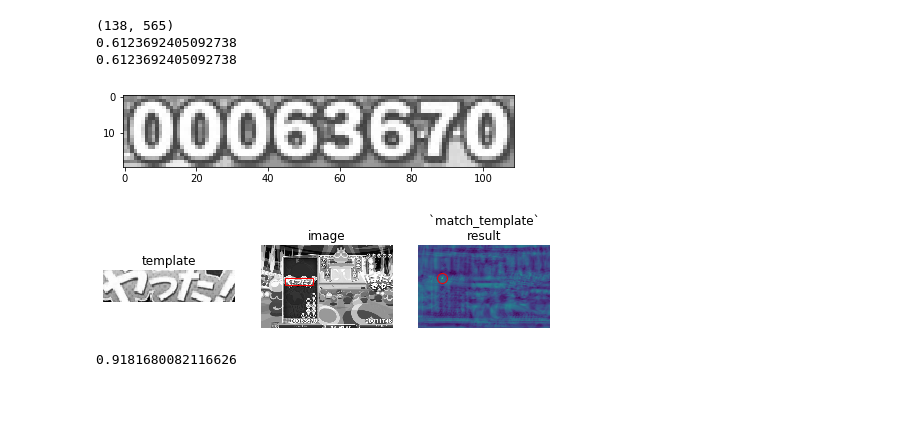
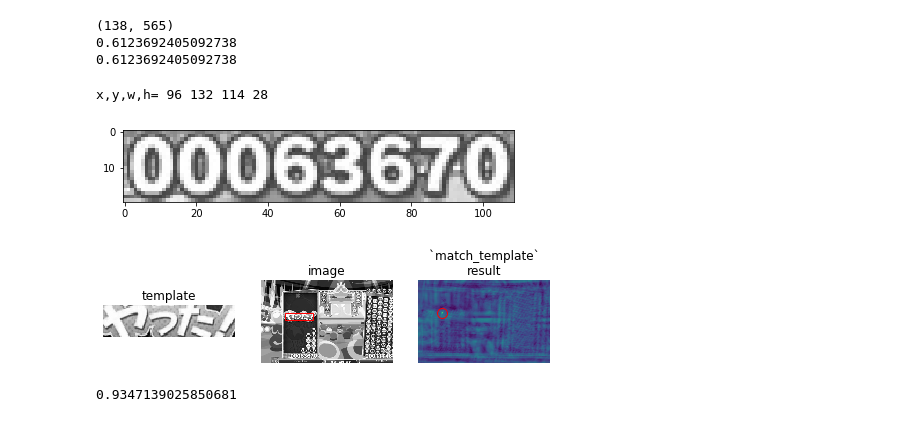
Before and after one commit to mirakui/misc, a Jupyter notebook: puyo_analyzer/home/cv.ipynb, the cells around one changed output. Cells and saved outputs as stored; diff of their text form; code cells hidden in the pictures.

```diff
--- a/puyo_analyzer/home/cv.ipynb
+++ b/puyo_analyzer/home/cv.ipynb
@@ -85,41 +85,44 @@ print(np.max(result))
 0.6123692405092738
 0.6123692405092738
 # %%
-img = skimage.color.rgb2gray(skio.imread('/mnt/vol/30fps-02/dst001788.jpg'))
+img = skimage.color.rgb2gray(skio.imread('/mnt/vol/30fps-02/dst001744.jpg'))
 yimg = skimage.color.rgb2gray(skio.imread('/mnt/vol/yatta.png'))
 skio.imshow(img[294:314, 116:225])
 
 result = skimage.feature.match_template(img, yimg)
 ij = np.unravel_index(np.argmax(result), result.shape)
 x, y = ij[::-1]
+h, w = yimg.shape
+print('x,y,w,h=',x,y,w,h)
 
 fig = plt.figure(figsize=(8, 3))
 ax1 = plt.subplot(1, 3, 1)
 ax2 = plt.subplot(1, 3, 2)
 ax3 = plt.subplot(1, 3, 3, sharex=ax2, sharey=ax2)
 
 ax1.imshow(yimg, cmap=plt.cm.gray)
 ax1.set_axis_off()
 ax1.set_title('template')
 
 ax2.imshow(img, cmap=plt.cm.gray)
 ax2.set_axis_off()
 ax2.set_title('image')
 # highlight matched region
 hcoin, wcoin = yimg.shape
 rect = plt.Rectangle((x, y), wcoin, hcoin, edgecolor='r', facecolor='none')
 ax2.add_patch(rect)
 
 ax3.imshow(result)
 ax3.set_axis_off()
 ax3.set_title('`match_template`\nresult')
 # highlight matched region
 ax3.autoscale(False)
 ax3.plot(x, y, 'o', markeredgecolor='r', markerfacecolor='none', markersize=10)
 
 plt.show()
 print(np.max(result))
 # %% [output]
+x,y,w,h= 96 132 114 28
 [figure]
-[figure, old version]
+[figure, new version]
-0.9181680082116626
+0.9347139025850681
```
Also changed, not shown: 2 other files.
